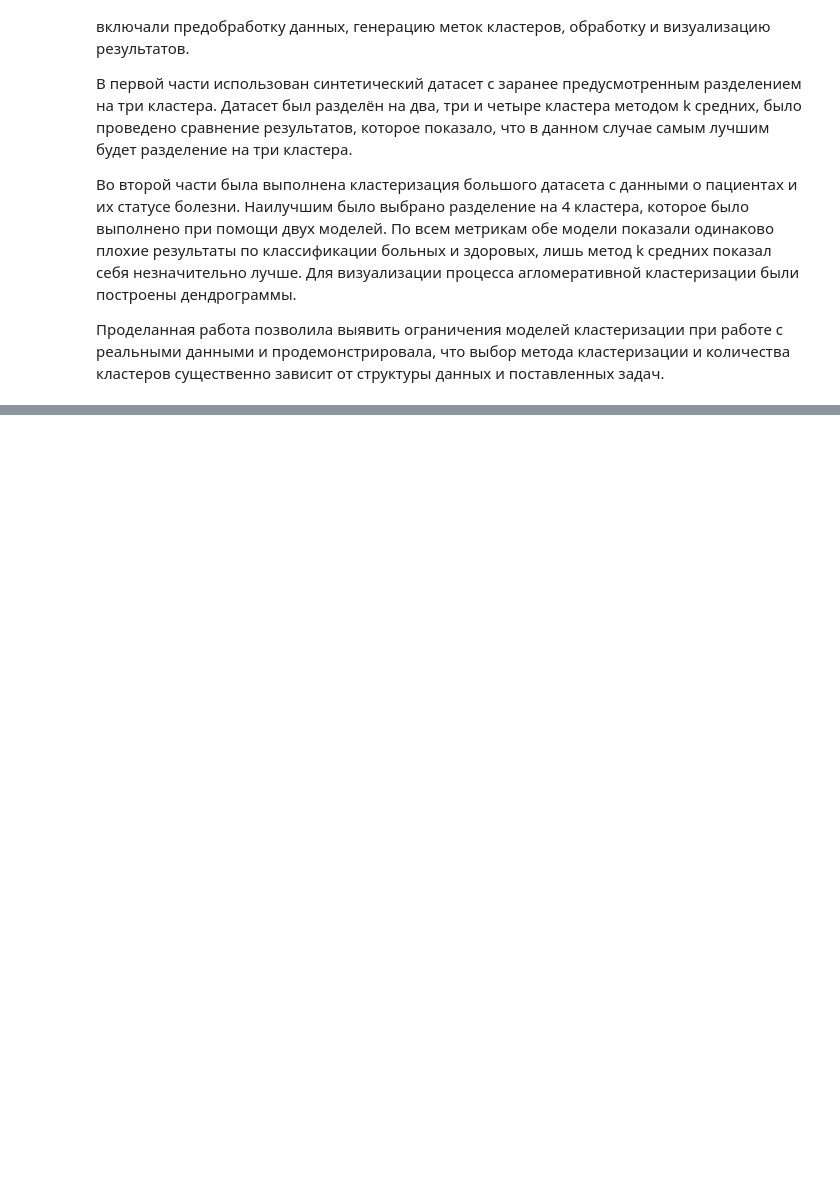
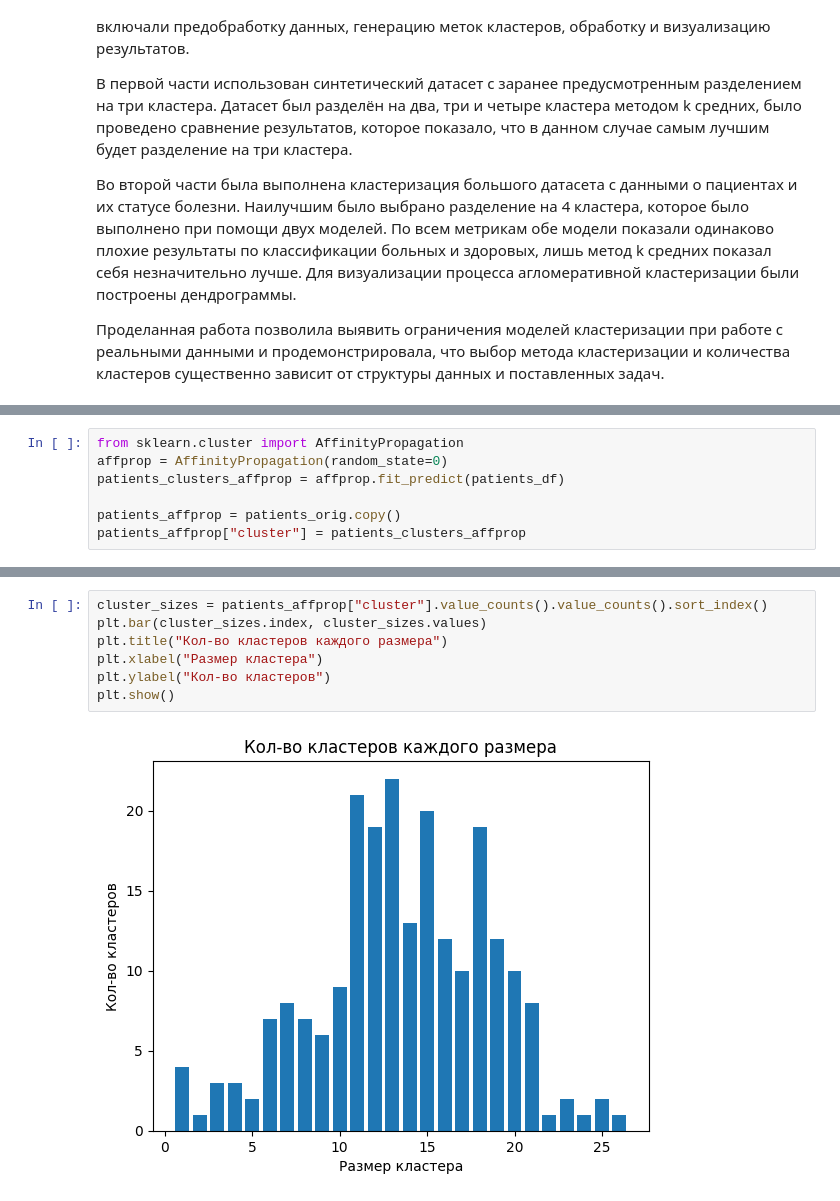
Before and after one commit to RomanPro100/DA_lab4, a Jupyter notebook: ЛР4_Прокопов_1.ipynb, the cells around one changed output, grey strips where cells are left out. Drawn from its saved outputs; the diff is of its cells as text; blank space fills up the shorter version.

```diff
--- a/ЛР4_Прокопов_1.ipynb
+++ b/ЛР4_Прокопов_1.ipynb
@@ -587,0 +693,7 @@ plt.show()
+# %%
+from sklearn.cluster import AffinityPropagation
+affprop = AffinityPropagation(random_state=0)
+patients_clusters_affprop = affprop.fit_predict(patients_df)
+
+patients_affprop = patients_orig.copy()
+patients_affprop["cluster"] = patients_clusters_affprop
@@ -587,0 +740,9 @@ plt.show()
+# %%
+cluster_sizes = patients_affprop["cluster"].value_counts().value_counts().sort_index()
+plt.bar(cluster_sizes.index, cluster_sizes.values)
+plt.title("Кол-во кластеров каждого размера")
+plt.xlabel("Размер кластера")
+plt.ylabel("Кол-во кластеров")
+plt.show()
+# %% [output]
+[figure, added]
```
Also changed, not shown: parts of 14 cells of this notebook.
